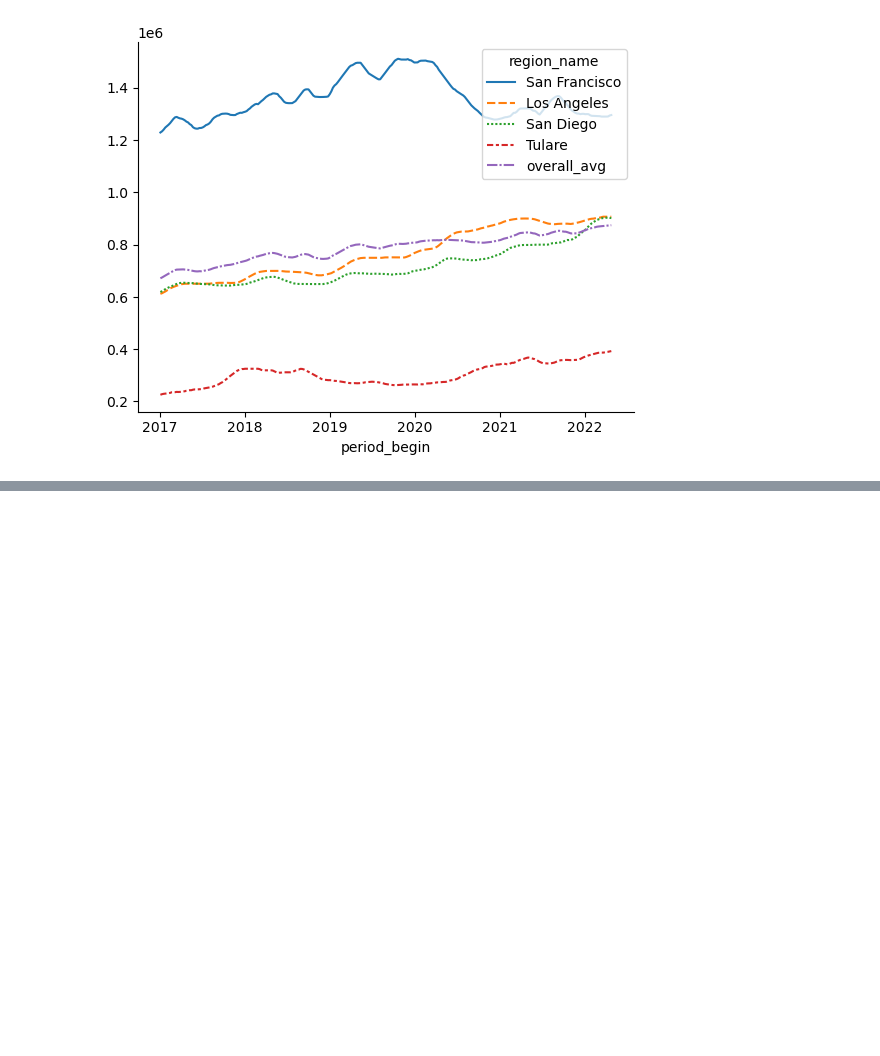
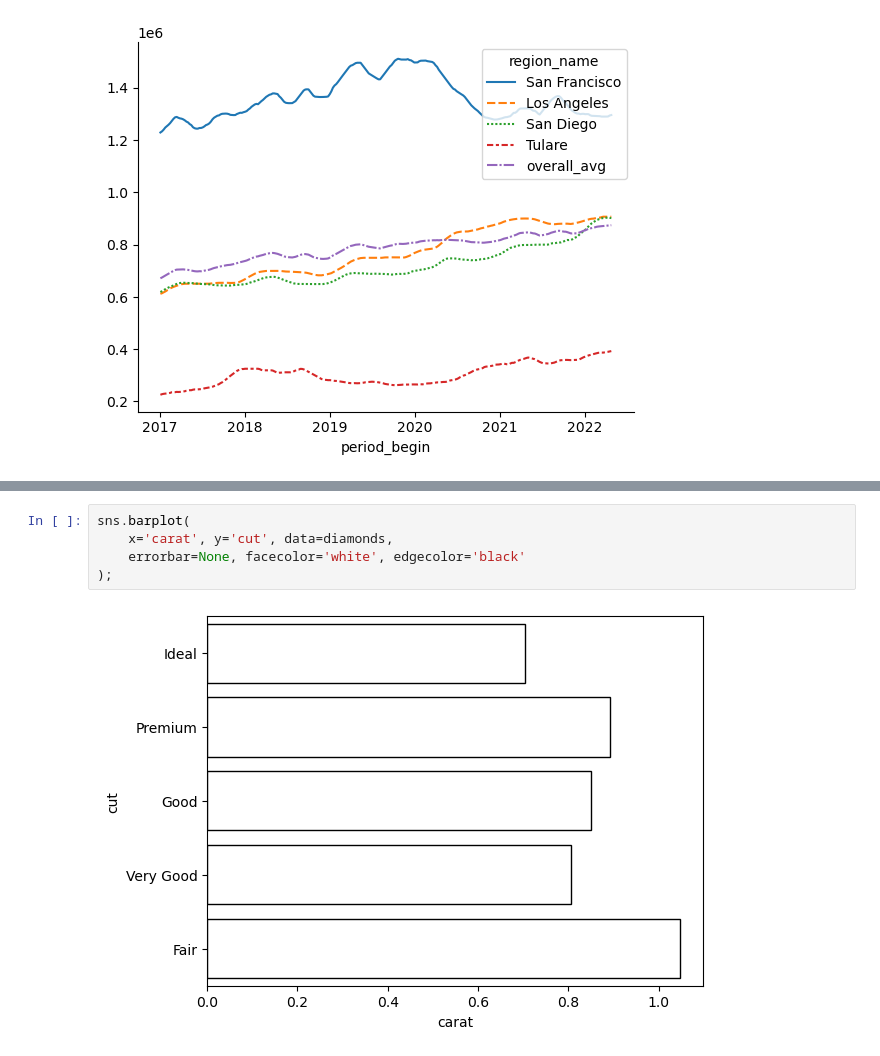
Before and after one commit to scarypillowz/data_visualization, a Jupyter notebook: Seaborn.ipynb, the cells around one changed output, grey strips where cells are left out. Drawn from its saved outputs; the diff is of its cells as text; blank space fills up the shorter version.

```diff
--- a/Seaborn.ipynb
+++ b/Seaborn.ipynb
@@ -118,0 +151,7 @@ sns.despine()
+# %%
+sns.barplot(
+    x='carat', y='cut', data=diamonds,
+    errorbar=None, facecolor='white', edgecolor='black'
+);
+# %% [output]
+[figure, added]
```
Also changed, not shown: parts of 17 cells of this notebook, 1 other file.
